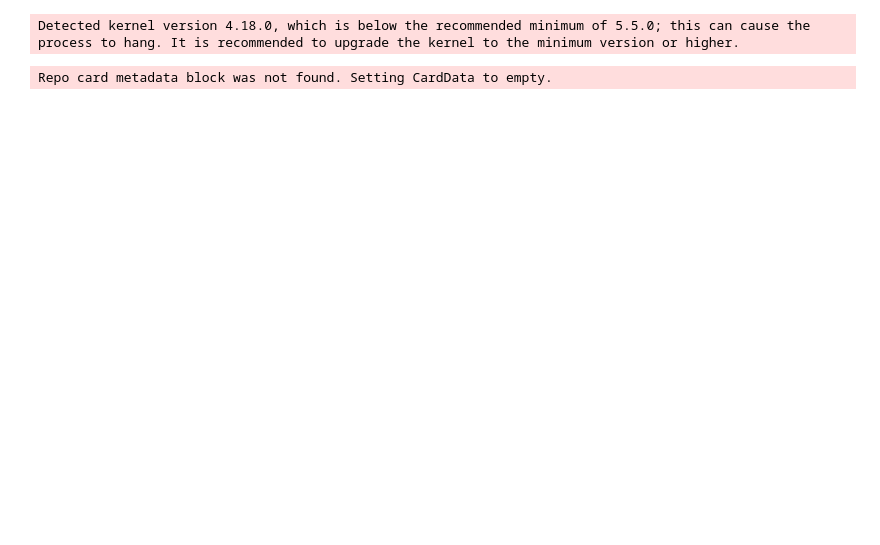
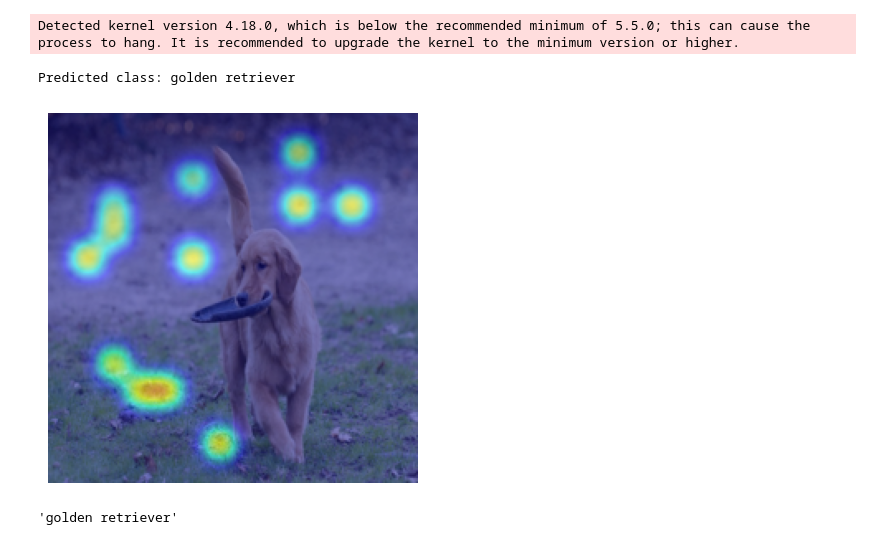
Before and after one commit to pd90506/llama_exp, a Jupyter notebook: vit_test.ipynb, the cells around one changed output. Drawn from its saved outputs; the diff is of its cells as text; code cells hidden in the pictures; blank space fills up the shorter version.

```diff
--- a/vit_test.ipynb
+++ b/vit_test.ipynb
@@ -23,24 +24,26 @@ Detected kernel version 4.18.0, which is below the recommended minimum of 5.5.0;
 # url = 'http://images.cocodataset.org/val2017/000000039769.jpg'
 # url = "http://farm3.staticflickr.com/2066/1798910782_5536af8767_z.jpg"
 # url = "http://farm1.staticflickr.com/184/399924547_98e6cef97a_z.jpg"
-# url = "http://farm1.staticflickr.com/128/318959350_1a39aae18c_z.jpg"
-# image = Image.open(requests.get(url, stream=True).raw)
-def load_data():
-    dataset = load_dataset("mrm8488/ImageNet1K-val")
-    dataset = dataset['train']
-    splits = dataset.train_test_split(test_size=0.1, seed=42)
-    test_ds = splits['test']
-    splits = splits['train'].train_test_split(test_size=0.1, seed=42)
-    train_ds = splits['train']
-    val_ds = splits['test']
-    return train_ds, val_ds, test_ds
+url = "http://farm1.staticflickr.com/128/318959350_1a39aae18c_z.jpg"
+image = Image.open(requests.get(url, stream=True).raw)
+# def load_data():
+#     dataset = load_dataset("mrm8488/ImageNet1K-val")
+#     dataset = dataset['train']
+#     splits = dataset.train_test_split(test_size=0.1, seed=42)
+#     test_ds = splits['test']
+#     splits = splits['train'].train_test_split(test_size=0.1, seed=42)
+#     train_ds = splits['train']
+#     val_ds = splits['test']
+#     return train_ds, val_ds, test_ds
 
-train_ds, val_ds, test_ds = load_data()
+# train_ds, val_ds, test_ds = load_data()
 
-image = train_ds[3]['image']
+# image = train_ds[1]['image']
 
-# pretrained_name = 'google/vit-base-patch16-224'
-pretrained_name = 'vit-base-patch16-224-finetuned-imageneteval/checkpoint-60'
+pretrained_name = 'google/vit-base-patch16-224'
+# pretrained_name = 'nonorm-vit-base-patch16-224-finetuned-imageneteval/checkpoint-520'
+# pretrained_name = 'vit-base-patch16-224-finetuned-imageneteval/checkpoint-300'
+
 # pretrained_name = 'openai/clip-vit-base-patch32'
 config = ViTConfig.from_pretrained(pretrained_name)
 processor = ViTImageProcessor.from_pretrained(pretrained_name)
@@ -58,7 +61,7 @@ logits = outputs.logits
 predicted_class_idx = logits.argmax(-1).item()
 print("Predicted class:", pred_model.config.id2label[predicted_class_idx])
 # %% [output]
-Repo card metadata block was not found. Setting CardData to empty.
+Predicted class: golden retriever
 # %%
 def get_pyx_prime(model, outputs):
     """
@@ -72,8 +75,11 @@ def get_pyx_prime(model, outputs):
     """
     image_embeds = outputs.hidden_states[-1] # [N, L+1, d]
     image_embeds = model.vit.layernorm(image_embeds) # [N, L+1, d]
-    image_embeds = image_embeds / image_embeds.norm(p=2, dim=-1, keepdim=True)
+    # image_embeds = image_embeds / image_embeds.norm(p=2, dim=-1, keepdim=True)
+    # image_embeds_diff = image_embeds[:,0:1, :] - image_embeds
+    # logits_diff = model.classifier(image_embeds_diff) # [N, L+1, 1000]
     logits = model.classifier(image_embeds) # [N, L+1, 1000]
+
     logits = torch.softmax(logits, dim=-1)
 
     pyx = logits[:, 0:1, :] # [N, 1, 1000]
@@ -90,7 +96,7 @@ def get_heatmap(pyx, pyx_prime):
     Returns:
         heatmap: [N, 14, 14, 1000]
     """
-    res = (pyx - pyx_prime) # [N, L, N]
+    res = (pyx / pyx_prime) # [N, L, N]
     # res = pyx_prime
     N_v, L, N_t = res.shape
     res = (res>0).float() * res
@@ -120,34 +126,38 @@ def normalize_and_rescale(heatmap):
     return convert_to_255_scale(heatmap_ft) # int8
 
 def get_overlap(image, heatmap):
     return cv2.addWeighted(heatmap, 0.5, image, 0.5, 0)
 
 def plot_overlap(image, heatmap):
     overlap = get_overlap(image, heatmap)
     plt.imshow(overlap)
     plt.axis('off')
     plt.show()
     return 0
 
 def plot_overlap_np(image, heatmap, img_mean, img_std):
     shape = image.shape[:2]
     heatmap = normalize_and_rescale(heatmap)
     resized_heatmap = cv2.resize(heatmap, shape)
     blur = cv2.blur(resized_heatmap ,(13,13), 11)
     heatmap_img = cv2.applyColorMap(blur, cv2.COLORMAP_JET)
     heatmap_img = cv2.cvtColor(heatmap_img, cv2.COLOR_BGR2RGB)
 
     image = unnormalize_and_255_scale(image, img_mean, img_std)
 
     plot_overlap(image, heatmap_img)
     return image, heatmap_img
 
 pyx, pyx_prime = get_pyx_prime(pred_model, outputs)
 heatmap = get_heatmap(pyx, pyx_prime)[0,:,:,predicted_class_idx]
 img = inputs.pixel_values[0].cpu().numpy().transpose(1,2,0)
 
 image, heatmap_img = plot_overlap_np(img, heatmap, mean, std)
+# %% [output]
+[figure, added]
 # %%
 config.id2label[predicted_class_idx]
+# %% [output]
+'golden retriever'
 # %%
 plt.imshow(pyx_prime[0,:,predicted_class_idx].reshape(14,14).detach().cpu().numpy())
```
Also changed, not shown: parts of 12 cells of this notebook, 11 other files.
